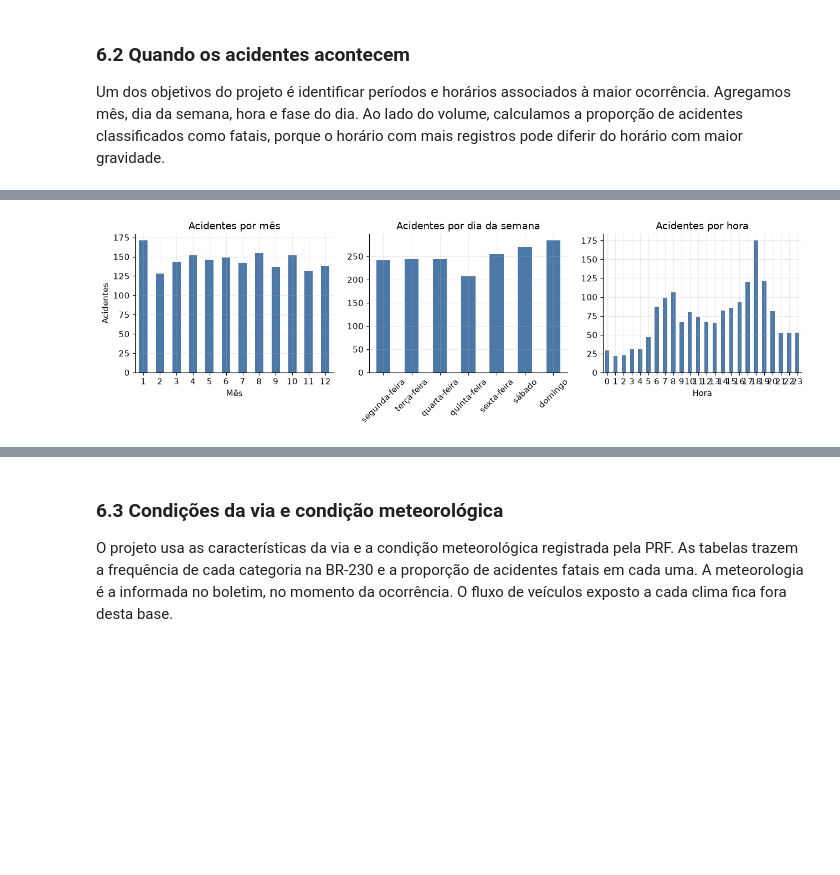
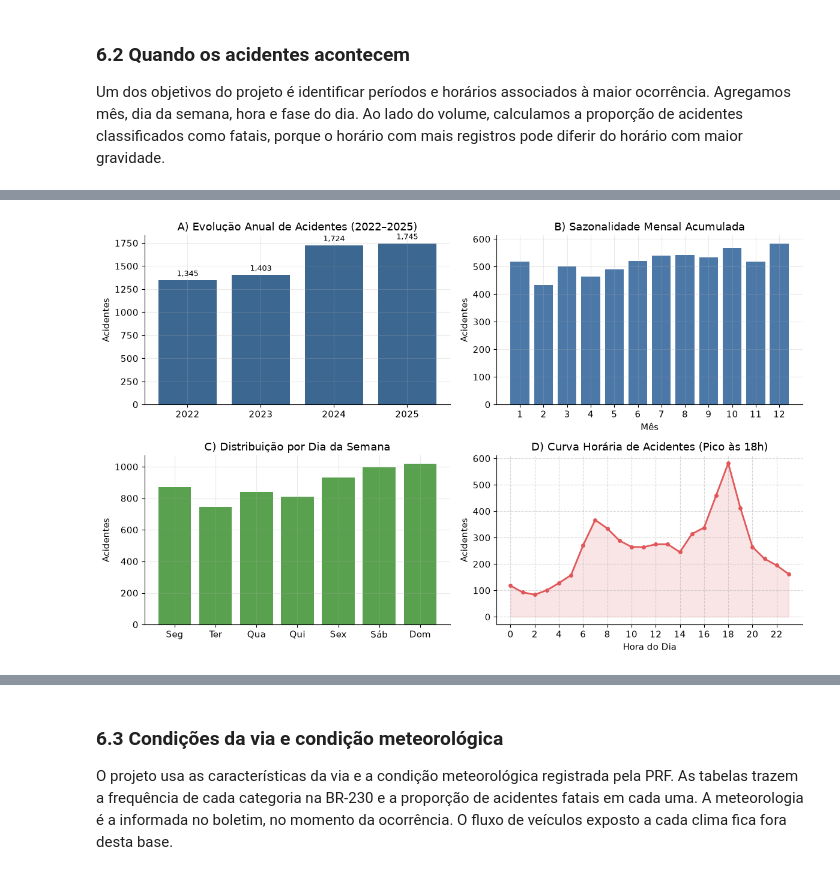
Before and after one commit to batista-neto/Prediction_of_Traffic_Accident_Risk_on_the_BR-230, a Jupyter notebook: entendimento_dados/entendimento_dados_br230.ipynb, the cells around one changed output, grey strips where cells are left out. Cells and saved outputs as stored; diff of their text form; code cells hidden in the pictures; blank space fills up the shorter version.

```diff
--- a/entendimento_dados/entendimento_dados_br230.ipynb
+++ b/entendimento_dados/entendimento_dados_br230.ipynb
@@ -746,29 +974,74 @@ display(por_fase.round(3))
 # %%
-fig, eixos = plt.subplots(1, 3, figsize=(13, 4.0))
+ordem_dias = ["segunda-feira", "terça-feira", "quarta-feira", "quinta-feira", "sexta-feira", "sábado", "domingo"]
+dias_abrev = ["Seg", "Ter", "Qua", "Qui", "Sex", "Sáb", "Dom"]
+por_ano = br230.groupby("ano")["id"].count()
+por_mes = br230.groupby("mes")["id"].count()
+por_dia = br230.groupby("dia_semana")["id"].count().reindex(ordem_dias)
+por_hora = br230.groupby("hora")["id"].count().reindex(range(24), fill_value=0)
 
-por_mes["acidentes"].plot(kind="bar", ax=eixos[0], color="#4C78A8", rot=0)
-eixos[0].set_title("Acidentes por mês")
-eixos[0].set_xlabel("Mês")
-eixos[0].set_ylabel("Acidentes")
+fig, eixos = plt.subplots(2, 2, figsize=(12, 7.5))
+# A: Ano
+b_ano = eixos[0, 0].bar([str(a) for a in por_ano.index], por_ano.values, color="#3B6790")
+eixos[0, 0].set_title("A) Evolução Anual de Acidentes (2022–2025)")
+eixos[0, 0].set_ylabel("Acidentes")
+for b in b_ano:
+    eixos[0, 0].annotate(f"{int(b.get_height()):,}", xy=(b.get_x() + b.get_width()/2, b.get_height()),
+                         xytext=(0, 3), textcoords="offset points", ha="center", va="bottom", fontsize=9)
 
-por_dia["acidentes"].plot(kind="bar", ax=eixos[1], color="#4C78A8", rot=45)
-eixos[1].set_title("Acidentes por dia da semana")
-eixos[1].set_xlabel("")
-eixos[1].set_ylabel("")
+# B: Mes
+eixos[0, 1].bar(por_mes.index, por_mes.values, color="#4C78A8")
+eixos[0, 1].set_title("B) Sazonalidade Mensal Acumulada")
+eixos[0, 1].set_xlabel("Mês")
+eixos[0, 1].set_ylabel("Acidentes")
+eixos[0, 1].set_xticks(range(1, 13))
 
-por_hora["acidentes"].plot(kind="bar", ax=eixos[2], color="#4C78A8", rot=0)
-eixos[2].set_title("Acidentes por hora")
-eixos[2].set_xlabel("Hora")
-eixos[2].set_ylabel("")
+# C: Dia
+eixos[1, 0].bar(dias_abrev, por_dia.values, color="#59A14F")
+eixos[1, 0].set_title("C) Distribuição por Dia da Semana")
+eixos[1, 0].set_ylabel("Acidentes")
+
+# D: Hora
+eixos[1, 1].plot(range(24), por_hora.values, marker="o", color="#E15759", linewidth=2, markersize=4)
+eixos[1, 1].fill_between(range(24), por_hora.values, color="#E15759", alpha=0.15)
+eixos[1, 1].set_title("D) Curva Horária de Acidentes (Pico às 18h)")
+eixos[1, 1].set_xlabel("Hora do Dia")
+eixos[1, 1].set_ylabel("Acidentes")
+eixos[1, 1].set_xticks(range(0, 24, 2))
+eixos[1, 1].grid(True, linestyle="--", alpha=0.5)
+
 fig.tight_layout()
+fig.savefig(FIGURAS / "distribuicao_temporal.png", dpi=300, bbox_inches="tight")
 plt.show()
 
-fig, eixo = plt.subplots(figsize=(10, 3.8))
-(por_hora["proporcao_fatais"] * 100).plot(kind="bar", ax=eixo, color="#E45756", rot=0)
-eixo.set_title("Proporção de acidentes fatais por hora")
-eixo.set_xlabel("Hora")
-eixo.set_ylabel("Percentual")
+# Gráfico de Letalidade por Fase do Dia e por Hora
+por_fase = br230.groupby("fase_dia").agg(
+    acidentes=("id", "size"),
+    proporcao_fatais=("fatal", "mean")
+).loc[["Pleno dia", "Anoitecer", "Amanhecer", "Plena Noite"]]
+
+por_hora_letal = br230.groupby("hora").agg(
+    proporcao_fatais=("fatal", "mean")
+).reindex(range(24), fill_value=0)
+
+fig, eixos = plt.subplots(1, 2, figsize=(11, 4.2))
+b_fase = eixos[0].bar(por_fase.index, por_fase["proporcao_fatais"] * 100, color=["#4C78A8", "#F58518", "#E45756", "#79706E"])
+eixos[0].set_title("Proporção Fatal por Fase do Dia (%)")
+eixos[0].set_ylabel("Percentual Fatal (%)")
+for b in b_fase:
+    h = b.get_height()
+    eixos[0].annotate(f"{h:.1f}%", xy=(b.get_x() + b.get_width()/2, h), xytext=(0, 3),
+                      textcoords="offset points", ha="center", va="bottom", fontsize=9, fontweight="bold")
+
+eixos[1].bar(range(24), por_hora_letal["proporcao_fatais"] * 100, color="#E45756", alpha=0.85)
+eixos[1].axhline(br230["fatal"].mean() * 100, color="#333333", linestyle="--", label=f"Média Geral ({br230['fatal'].mean()*100:.1f}%)")
+eixos[1].set_title("Proporção Fatal por Hora do Dia (%)")
+eixos[1].set_xlabel("Hora")
+eixos[1].set_ylabel("Percentual Fatal (%)")
+eixos[1].set_xticks(range(0, 24, 2))
+eixos[1].legend(frameon=True, loc="upper right", fontsize=8.5)
+
 fig.tight_layout()
+fig.savefig(FIGURAS / "fase_dia_letalidade.png", dpi=300, bbox_inches="tight")
 plt.show()
 # %% [output]
-[figure, old version]
+[figure, new version]
```
Also changed, not shown: parts of 25 cells of this notebook, 13 other files.
